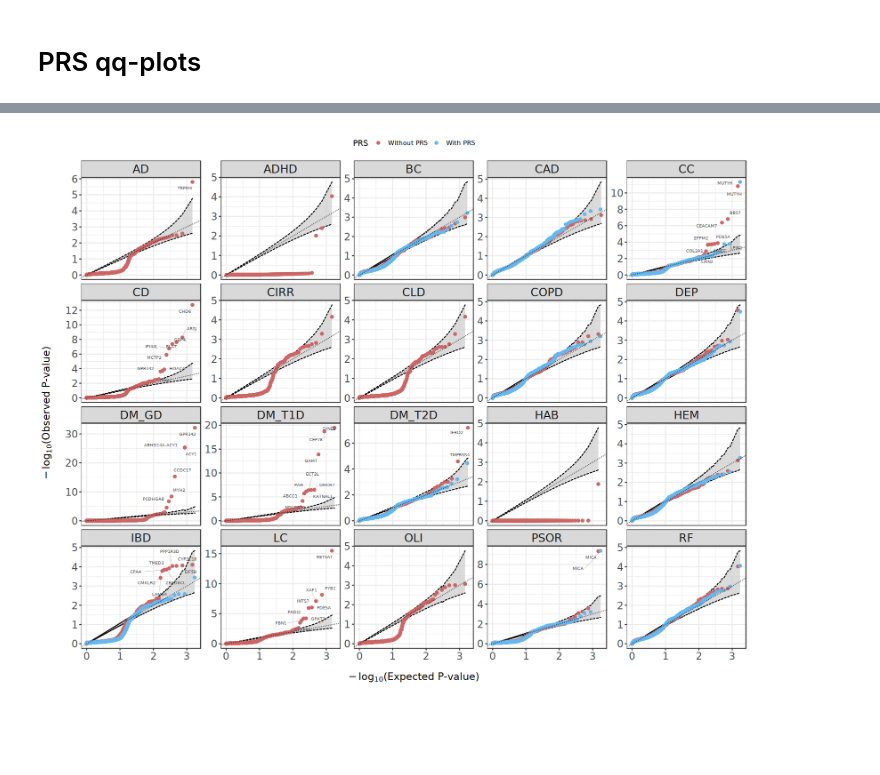
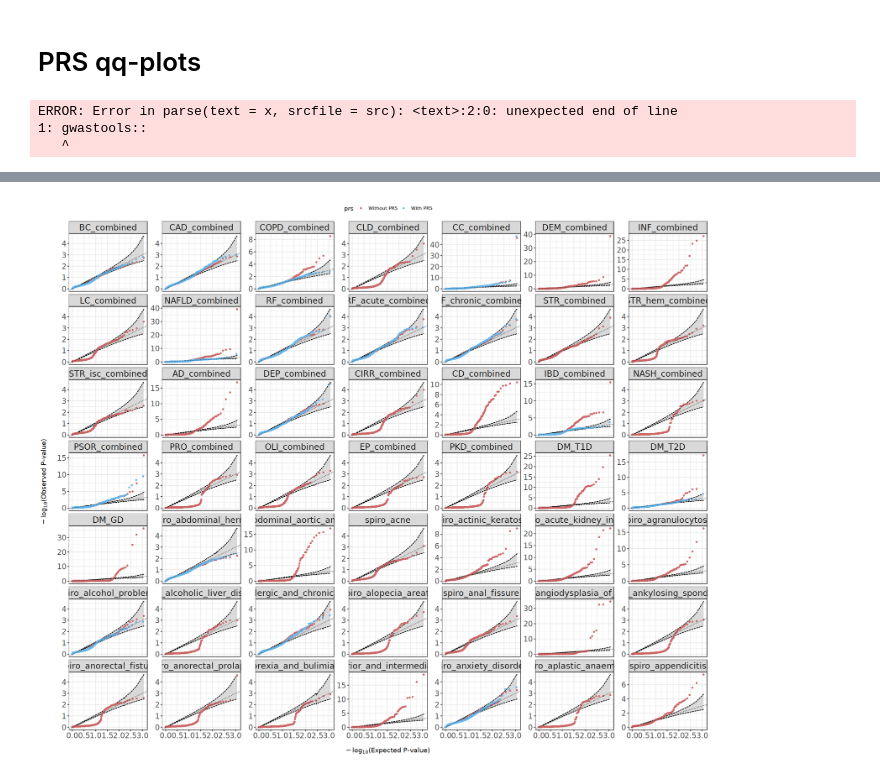
Before and after one commit to frhl/wes_ko_ukbb, a Jupyter notebook: notebooks/220829_transfer_figure5_plots.ipynb, the cells around one changed output, grey strips where cells are left out. Cells and saved outputs as stored; diff of their text form; code cells hidden in the pictures; blank space fills up the shorter version.

```diff
--- a/notebooks/220829_transfer_figure5_plots.ipynb
+++ b/notebooks/220829_transfer_figure5_plots.ipynb
@@ -229,3 +323,9 @@ Warning message:
+# %%
+gwastools::
+# %% [output]
+ERROR: Error in parse(text = x, srcfile = src): <text>:2:0: unexpected end of line
+1: gwastools::
+   ^
 # %%
 get_qq_df <- function(files){
     ribbon_p <- 0.95
@@ -293,2 +407,6 @@ files_no_prs <- files[!grepl("locoprs",files)]
+# %%
+d1 <- get_qq_df(files)
+d1$analysis <- factor(d1$analysis, levels = unique(d1$analysis))
 # %%
-d <- get_qq_df(files)
+d2 <- get_qq_df(files_prs)
+d2$analysis <- factor(d2$analysis, levels = unique(d2$analysis))
@@ -297,6 +413,8 @@ d$prs <- factor(d$prs)
+# %%
+d <- rbind(d1, d2)
 # %%
 # setup color scale
 my_colors <- c("#CC6666","#65B8EF") #c("#7BA98A","#65B8EF")
 names(my_colors) <- c("Without PRS", "With PRS")
-fill_scale <- scale_fill_manual(name = "PRS", values = my_colors)
-color_scale <- scale_color_manual(name = "PRS", values = my_colors)
+fill_scale <- scale_fill_manual(name = "prs", values = my_colors)
+color_scale <- scale_color_manual(name = "prs", values = my_colors)
@@ -310,25 +421,25 @@ d_plot_no_prs <- d_plot[d_plot$prs == "Without PRS",]
 # %%
-options(repr.plot.width=14, repr.plot.height=11)
-ggplot(d_plot, aes(x=pvalue.expected, y=pvalue.observed, ymax=cupper, ymin=clower, label = label, color = prs)) +
+options(repr.plot.width=18, repr.plot.height=15)
+ggplot(d, aes(x=pvalue.expected, y=pvalue.observed, ymax=cupper, ymin=clower, label = label, color=prs)) +
     geom_ribbon(fill="grey80", color="black", alpha = 0.7, linetype = 'dashed') +
-    geom_point() +
+    geom_point(size = 0.75) +
     geom_abline(linetype = 'dotted') +
     scale_x_continuous(breaks=scales::pretty_breaks(n=5)) +
     scale_y_continuous(breaks=scales::pretty_breaks(n=5)) +
     xlab(expression(paste(-log[10],'(Expected P-value)' ))) +
     ylab(expression(paste(-log[10],'(Observed P-value)' ))) +
     color_scale +
-    geom_text_repel(
-        box.padding = 0.4, label.padding=0.1, point.padding = 0.2,
-        color = 'grey30', segment.color = 'grey50', max.overlaps=Inf,
-        size=2, segment.size=0.1, show.legend = FALSE
-    ) +
-    facet_wrap_paginate(~analysis, nrow = 4, ncol = 5, page = 1, scales = "free_y") +
+    #geom_label_repel(
+    #    box.padding = 0.4, label.padding=0.1, point.padding = 0.2,
+    #    color = 'grey30', segment.color = 'grey50', max.overlaps=Inf,
+    #    size=2, segment.size=0.1, show.legend = FALSE
+    #) +
+    facet_wrap_paginate(~analysis, nrow = 7, ncol = 7, page = 1, scales = "free_y") +
     theme_bw() +
     theme(
         strip.text = element_text(size=16),
         axis.text=element_text(size=14),
-        axis.title=element_text(size=14,face="bold"),
+        axis.title=element_text(size=12,face="bold"),
         axis.title.x = element_text(margin=ggplot2::margin(t=16)),
         axis.title.y = element_text(margin=ggplot2::margin(r=16)),
         plot.title = element_text(hjust=0.5),
@@ -343 +450 @@ Warning message:
-[figure, old version]
+[figure, new version]
```
Also changed, not shown: parts of 52 cells of this notebook, 5 other files.
